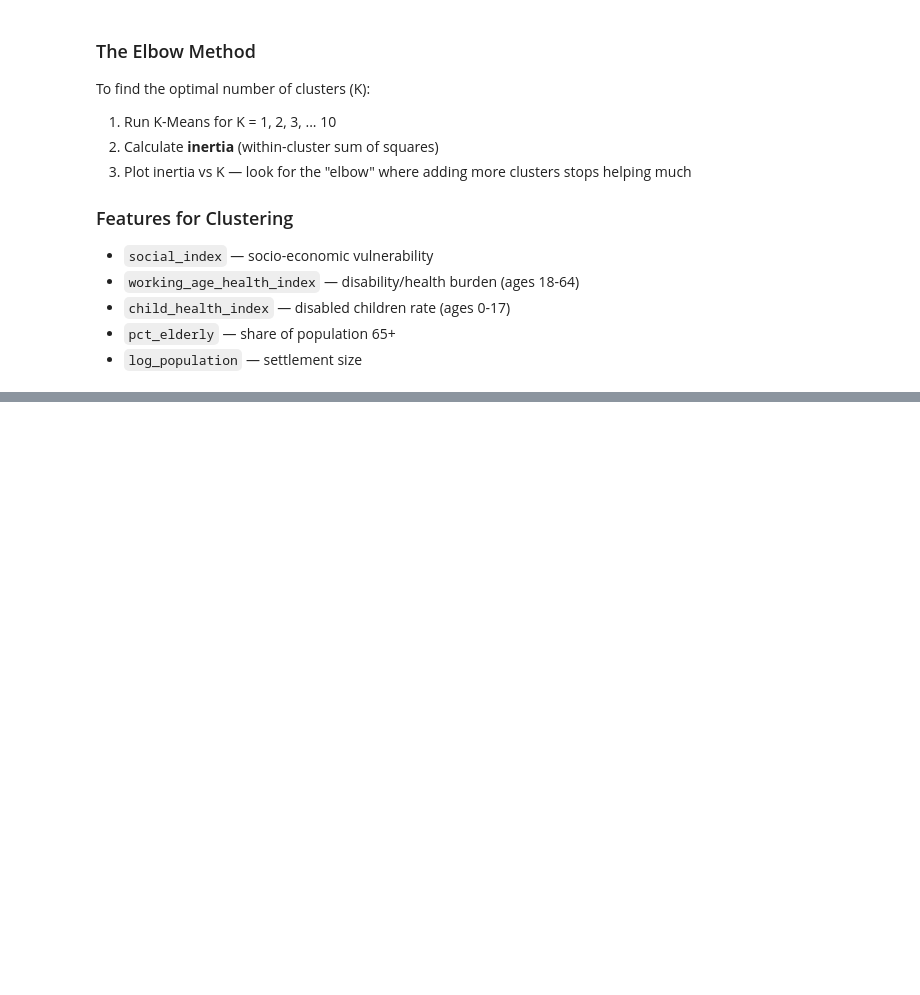
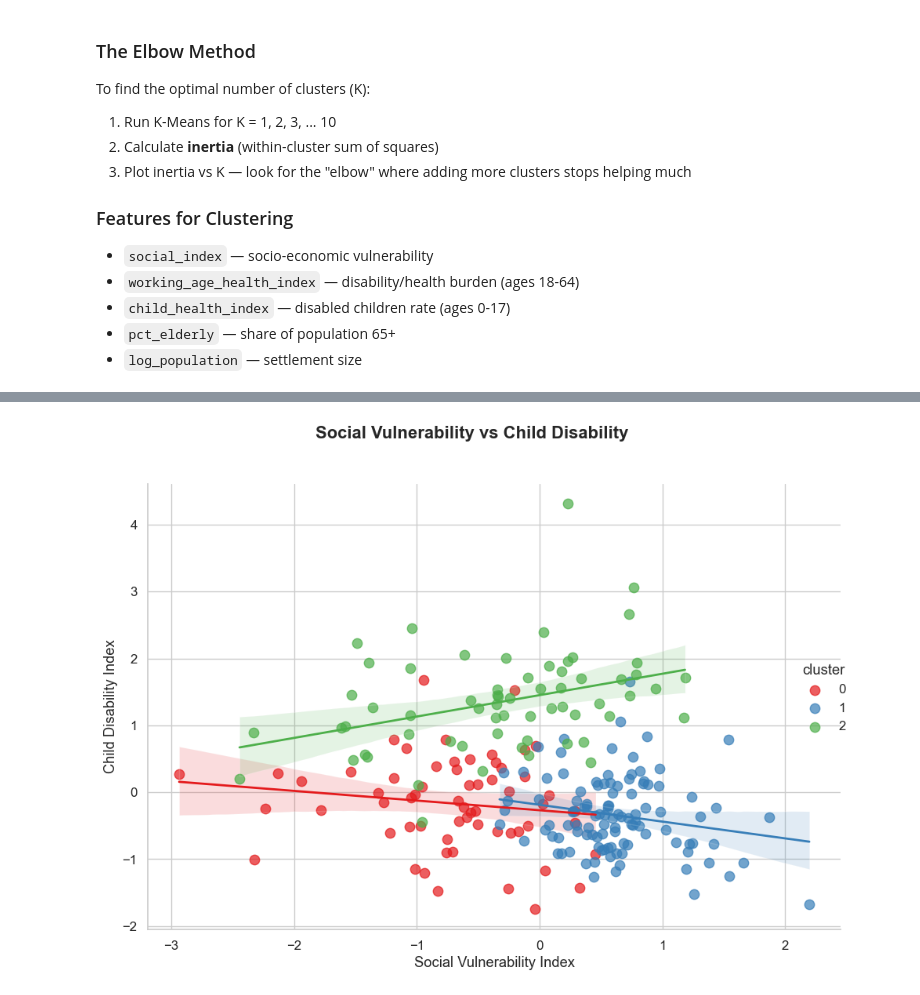
Before and after one commit to TovTechOrg/research-vicious-circle, a Jupyter notebook: vicious_circle_clustering.ipynb, the cells around one changed output, grey strips where cells are left out. Cells and saved outputs as stored; diff of their text form; code cells hidden in the pictures; blank space fills up the shorter version.

```diff
--- a/vicious_circle_clustering.ipynb
+++ b/vicious_circle_clustering.ipynb
@@ -515,21 +487,21 @@ fig_main.show()
 # %%
-# --- 2.3 Surprising Finding: Social vs Child Health ---
+# === SURPRISING FINDING: Social vs Child Health ===
 
-fig_child = px.scatter(
-    df_work,
+g = sns.lmplot(
+    data=df_work,
     x="social_index",
     y="child_health_index",
-    color=df_work["cluster"].astype(str),
-    size="total_population",
-    hover_name="settlement_name",
-    trendline="ols",
-    labels={
-        "social_index": "Social Vulnerability Index",
-        "child_health_index": "Child Disability Index"
-    },
-    title="Paradox: Poor Children Appear Healthier (r=-0.196) — Underdiagnosis?"
+    hue="cluster",
+    palette="Set1",
+    height=7,
+    aspect=1.3,
+    scatter_kws={"s": 80, "alpha": 0.7},
+    line_kws={"linewidth": 2}
 )
-
-fig_child.update_layout(width=1000, height=700)
-fig_child.show()
+g.set_axis_labels("Social Vulnerability Index", "Child Disability Index")
+g.figure.suptitle("Social Vulnerability vs Child Disability", fontweight='bold', y=1.02)
+plt.tight_layout()
+plt.show()
+# %% [output]
+[figure, added]
 # %%
```
Also changed, not shown: parts of 11 cells of this notebook.
